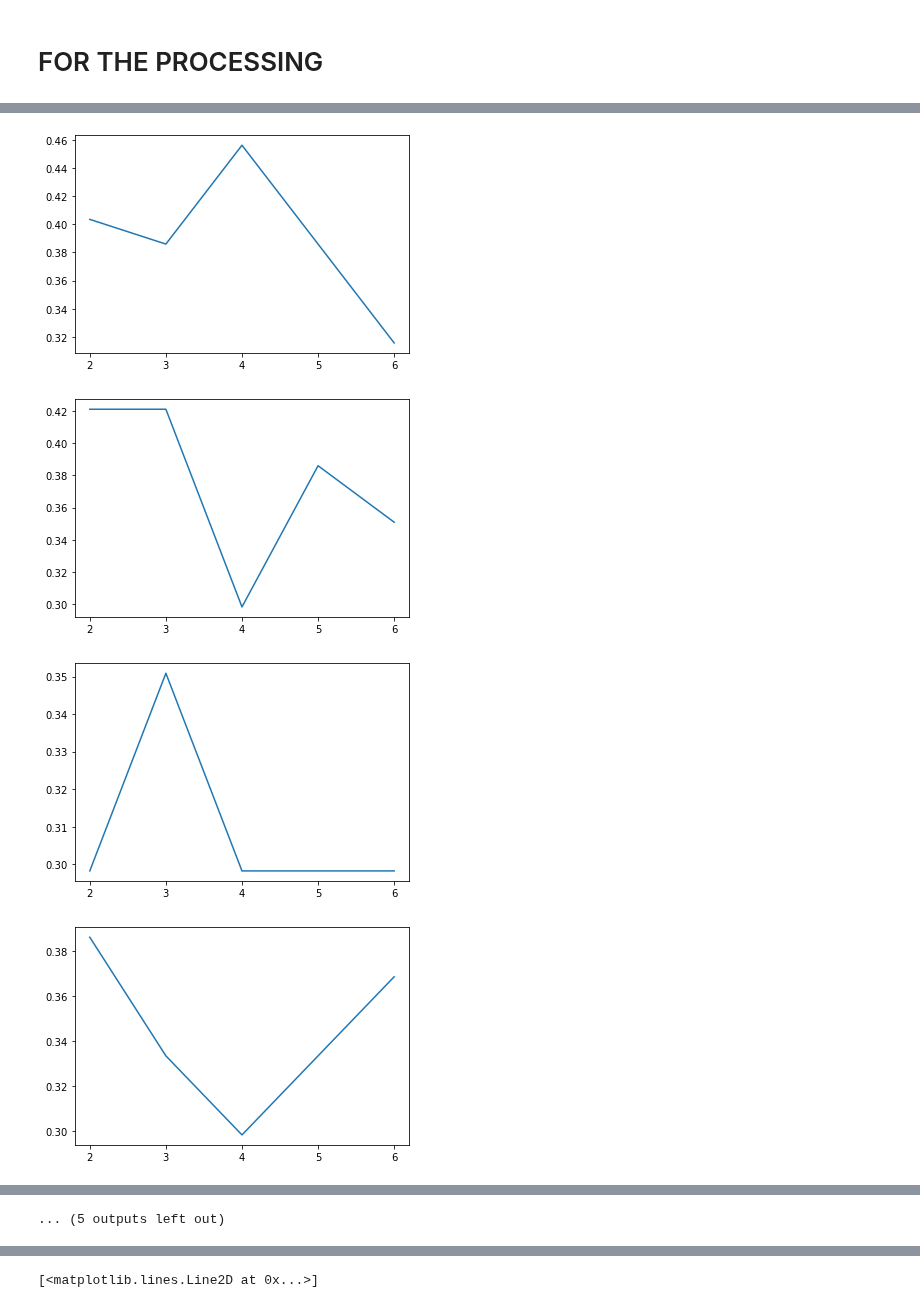
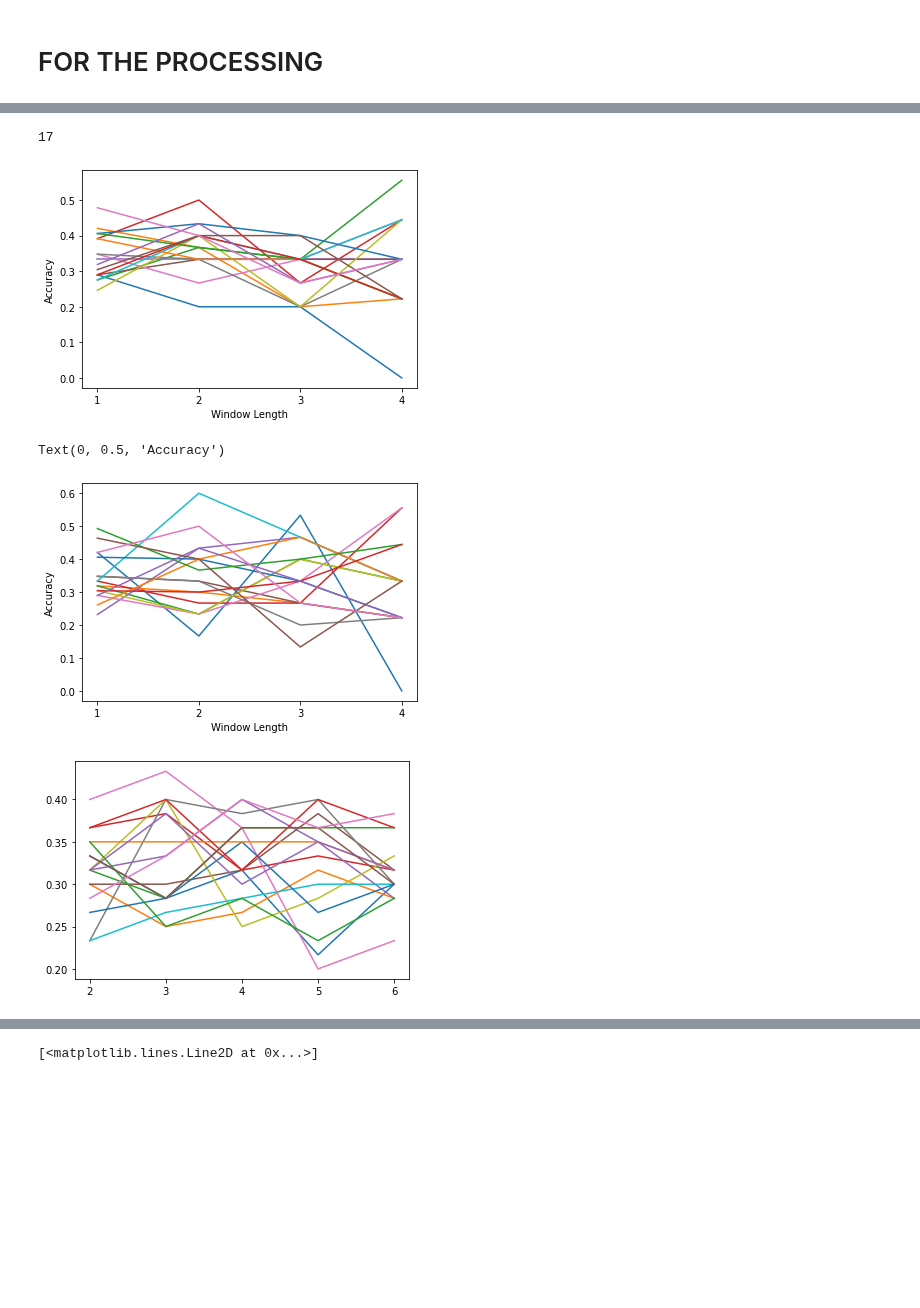
Before and after one commit to yagami009/ding, a Jupyter notebook: SSVEP.ipynb, the cells around one changed output, grey strips where cells are left out. Drawn from its saved outputs; the diff is of its cells as text; code cells hidden in the pictures; blank space fills up the shorter version.

```diff
--- a/SSVEP.ipynb
+++ b/SSVEP.ipynb
@@ -282,7 +282,7 @@ over_n_seconds = 1
 number_of_samples = fs*over_n_seconds
 number_of_train_set = 6
 removeDC = True
-applyFilter = True
+applyFilter = False
 synth_power = 0
 synth_noise = 0
 
@@ -295,20 +295,20 @@ for i in range(1,18):
     gaccarray = []
     maccarray = []
     for number_of_train in range(2,number_of_train_set+1):
-        # data_file_all = load_array_data_float("/Users/rishil/Desktop/FYP/EEG-decoding/eeg_lib/log/1/decoding_data.txt")
-        data_file_all = load_array_data_float(r"C:\Users\RISHI\Desktop\FYP\EEG-decoding\eeg_lib\log\{n}\decoding_data.txt".format(n=i))
+        data_file_all = load_array_data_float("/Users/rishil/Desktop/FYP/EEG-decoding/eeg_lib/log/{n}/decoding_data.txt".format(n=i))
+#         data_file_all = load_array_data_float(r"C:\Users\RISHI\Desktop\FYP\EEG-decoding\eeg_lib\log\{n}\decoding_data.txt".format(n=i))
         test_7 = data_file_all[:256*20]
         test_10 = data_file_all[256*20:256*40]
         test_12 = data_file_all[256*40:256*60]
 
         print(len(test_7),len(test_10),len(test_12))
 
-        # train_7 = load_array_data_float("/Users/rishil/Desktop/FYP/EEG-decoding/eeg_lib/log/1/7hz_calibration.txt")
-        train_7 = load_array_data_float(r"C:\Users\RISHI\Desktop\FYP\EEG-decoding\eeg_lib\log\{n}\7hz_calibration.txt".format(n=i))
-        # train_10 = load_array_data_float("/Users/rishil/Desktop/FYP/EEG-decoding/eeg_lib/log/1/10hz_calibration.txt")
-        train_10 = load_array_data_float(r"C:\Users\RISHI\Desktop\FYP\EEG-decoding\eeg_lib\log\{n}\10hz_calibration.txt".format(n=i))
-        # train_12 = load_array_data_float("/Users/rishil/Desktop/FYP/EEG-decoding/eeg_lib/log/1/12hz_calibration.txt")
-        train_12 = load_array_data_float(r"C:\Users\RISHI\Desktop\FYP\EEG-decoding\eeg_lib\log\{n}\12hz_calibration.txt".format(n=i))
+        train_7 = load_array_data_float("/Users/rishil/Desktop/FYP/EEG-decoding/eeg_lib/log/{n}/7hz_calibration.txt".format(n=i))
+#         train_7 = load_array_data_float(r"C:\Users\RISHI\Desktop\FYP\EEG-decoding\eeg_lib\log\{n}\7hz_calibration.txt".format(n=i))
+        train_10 = load_array_data_float("/Users/rishil/Desktop/FYP/EEG-decoding/eeg_lib/log/{n}/10hz_calibration.txt".format(n=i))
+#         train_10 = load_array_data_float(r"C:\Users\RISHI\Desktop\FYP\EEG-decoding\eeg_lib\log\{n}\10hz_calibration.txt".format(n=i))
+        train_12 = load_array_data_float("/Users/rishil/Desktop/FYP/EEG-decoding/eeg_lib/log/{n}/12hz_calibration.txt".format(n=i))
+#         train_12 = load_array_data_float(r"C:\Users\RISHI\Desktop\FYP\EEG-decoding\eeg_lib\log\{n}\12hz_calibration.txt".format(n=i))
 
 #         print(len(train_7),len(train_10),len(train_12))
 
@@ -364,11 +460,36 @@ for i in range(1,18):
+# %%
+import matplotlib.pyplot as plt
+
+for i in gtrainarray:
+#     plt.plot([2,3,4,5,6],i)
+    plt.plot([1,2,3,4],i)
+#     plt.xticks(np.arange(min([2,3,4,5,6]), max([2,3,4,5,6])+1, 1.0))
+    plt.xticks(np.arange(min([1,2,3,4]), max([1,2,3,4])+1, 1.0))
+
+plt.xlabel('Window Length')
+plt.ylabel('Accuracy')
+print(len(gtrainarray))
+# %% [output]
+17
+[figure, added]
+# %%
+import matplotlib.pyplot as plt
+
+for i in mtrainarray:
+#     plt.plot([2,3,4,5,6],i)
+    plt.plot([1,2,3,4],i)
+#     plt.xticks(np.arange(min([2,3,4,5,6]), max([2,3,4,5,6])+1, 1.0))
+    plt.xticks(np.arange(min([1,2,3,4]), max([1,2,3,4])+1, 1.0))
+
+plt.xlabel('Window Length')
+plt.ylabel('Accuracy')
+# %% [output]
+Text(0, 0.5, 'Accuracy')
+[figure, added]
 # %%
 import matplotlib.pyplot as plt
-for i in mtrainarray:
-    plt.figure()
+for i in gtrainarray:
     plt.plot([2,3,4,5,6],i)
     plt.xticks(np.arange(min([2,3,4,5,6]), max([2,3,4,5,6])+1, 1.0))
 # %% [output]
-[figure, old version]
+[figure, new version]
-[figure, removed]
-[figure, removed]
-[figure, removed]
@@ -383,4 +496,3 @@ for i in mtrainarray:
-... (5 outputs left out)
 # %%
 maxs = []
 mins = []
```
Also changed, not shown: parts of 8 cells of this notebook, 1 other file.
